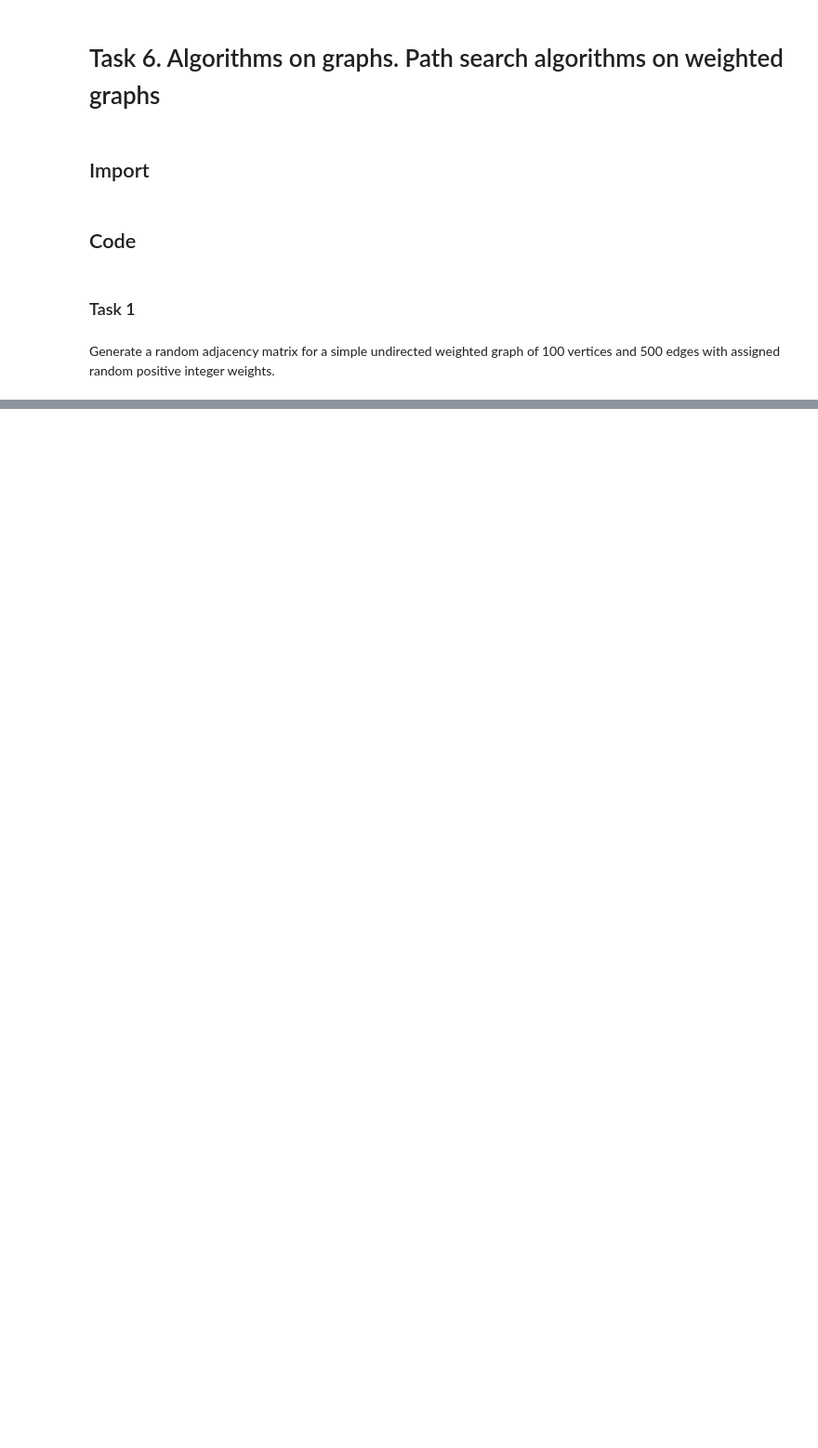
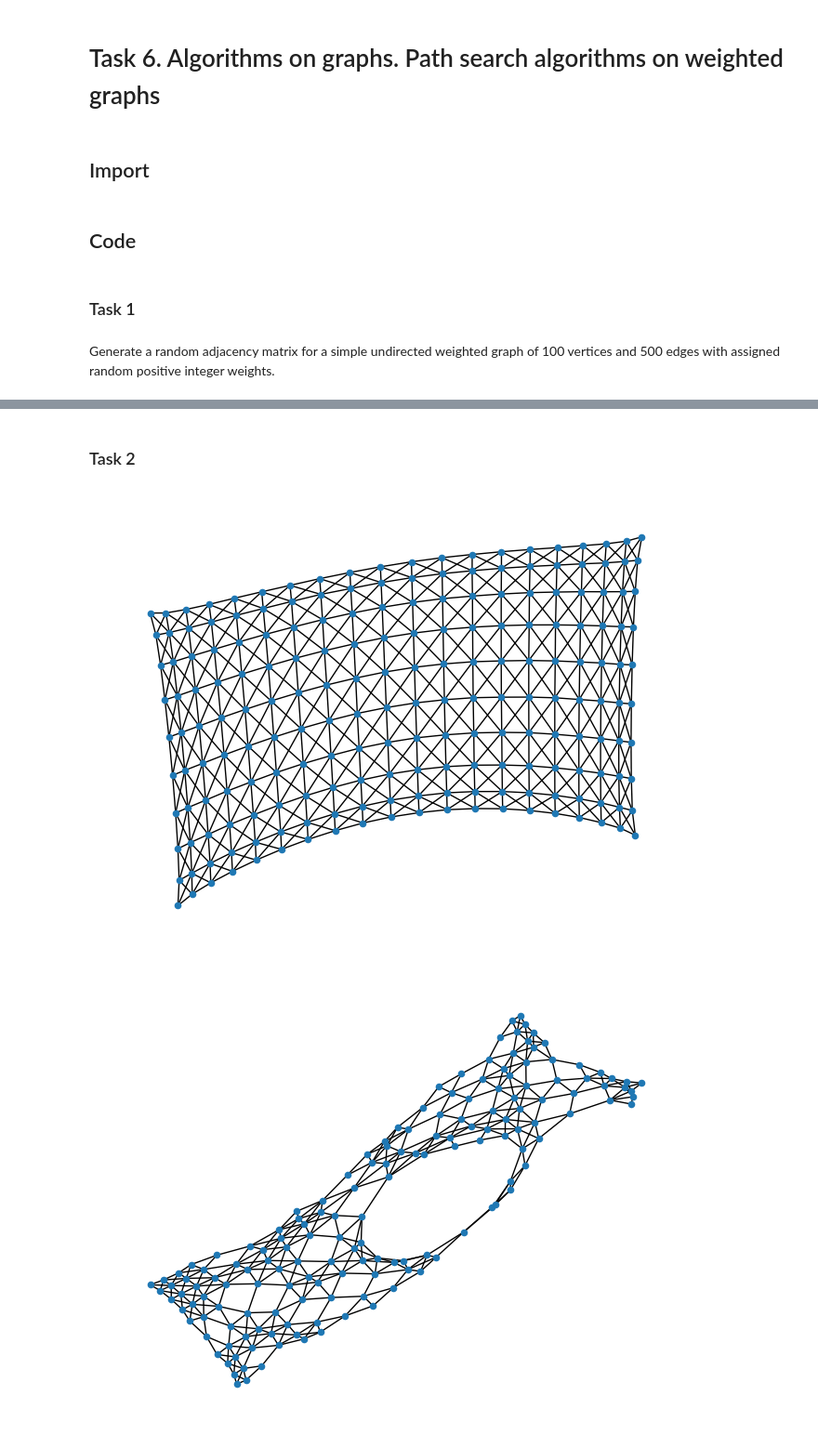
Before and after one commit to Swedist/study_itmo, a Jupyter notebook: algorithms/task_6.ipynb, the cells around one changed output, grey strips where cells are left out. Shown at 93% size. Cells and saved outputs as stored; diff of their text form; code cells hidden in the pictures; blank space fills up the shorter version.

```diff
--- a/algorithms/task_6.ipynb
+++ b/algorithms/task_6.ipynb
@@ -86,0 +210,35 @@ sum(time_list) / 10
+# %% [markdown]
+### Task 2
+# %%
+def generate_grid_graph(rows, cols, obstacle_count, add_diag=False):
+    G = nx.grid_2d_graph(rows, cols)
+
+    if add_diag:
+        diagonal_edges = [((x, y), (x+1, y+1)) for x in range(rows - 1) for y in range(cols - 1)]
+        anti_diagonal_edges = [((x+1, y), (x, y+1)) for x in range(rows - 1) for y in range(cols - 1)]
+        G.add_edges_from(diagonal_edges + anti_diagonal_edges, weight=1.4)
+
+    visualize_graph(G, nx.spring_layout(G, iterations=1000, seed=41))
+
+    obstacle_cells = []
+    while len(obstacle_cells) != obstacle_count:
+        point = (np.random.randint(0, rows), np.random.randint(0, cols))
+        if point not in obstacle_cells:
+            obstacle_cells.append(point)
+    G.remove_nodes_from(obstacle_cells)
+
+    layout = nx.spring_layout(G, iterations=1000, seed=41)
+    visualize_graph(G, layout)
+
+    return G, obstacle_cells, layout
+
+def visualize_graph(G, pos):
+    nx.draw(G, pos, node_size=20)
+    plt.show()
+
+rows, cols = 10, 20
+obstacle_count = 40
+graph, obstacles, layout = generate_grid_graph(rows, cols, obstacle_count, True)
+# %% [output]
+[figure, added]
+[figure, added]
```
Also changed, not shown: parts of 30 cells of this notebook.
